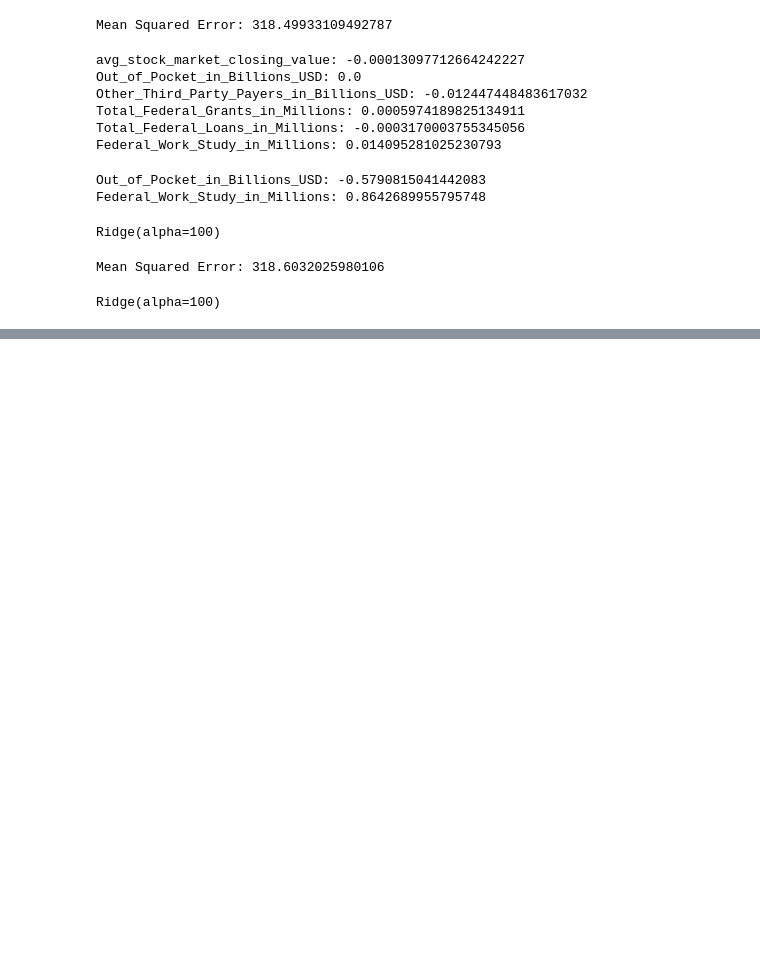
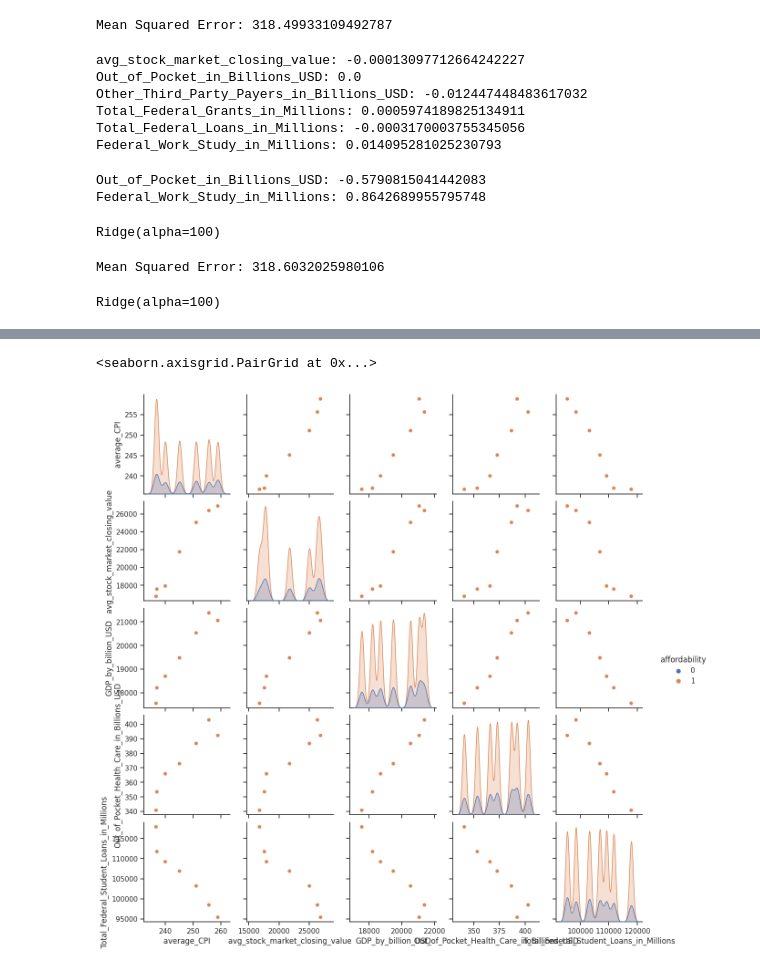
Before and after one commit to JessiPool/KaggleXProject, a Jupyter notebook: regressiontesting.ipynb, the cells around one changed output, grey strips where cells are left out. Saved outputs shown, nothing was run; the diff lists cells and outputs as text; code cells hidden in the pictures; blank space fills up the shorter version.

```diff
--- a/regressiontesting.ipynb
+++ b/regressiontesting.ipynb
@@ -852,0 +855,7 @@ Ridge(alpha=100)
+# %%
+import seaborn as sns
+import matplotlib.pyplot as plt
+
+sns.set(style="ticks")
+sns.pairplot(df_st, diag_kind='kde', kind='scatter')
+plt.show()
@@ -852,0 +866,3 @@ Ridge(alpha=100)
+# %%
+dflog = log_strt.drop(columns = ['state', 'year_only'])
+dflog
@@ -852,0 +883,5 @@ Ridge(alpha=100)
+# %%
+sns.pairplot(dflog, hue = 'affordability')
+# %% [output]
+<seaborn.axisgrid.PairGrid at 0x...>
+[figure, added]
```
Also changed, not shown: parts of 4 cells of this notebook.
